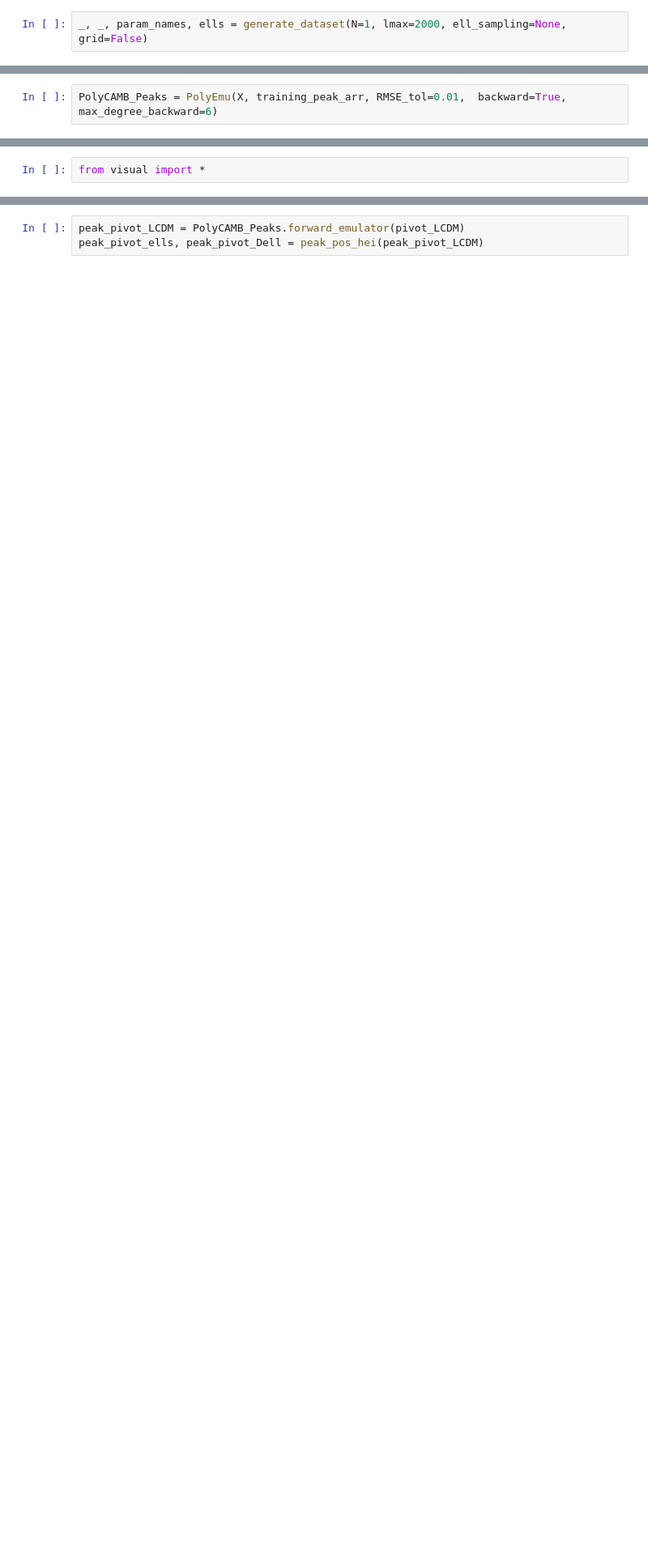
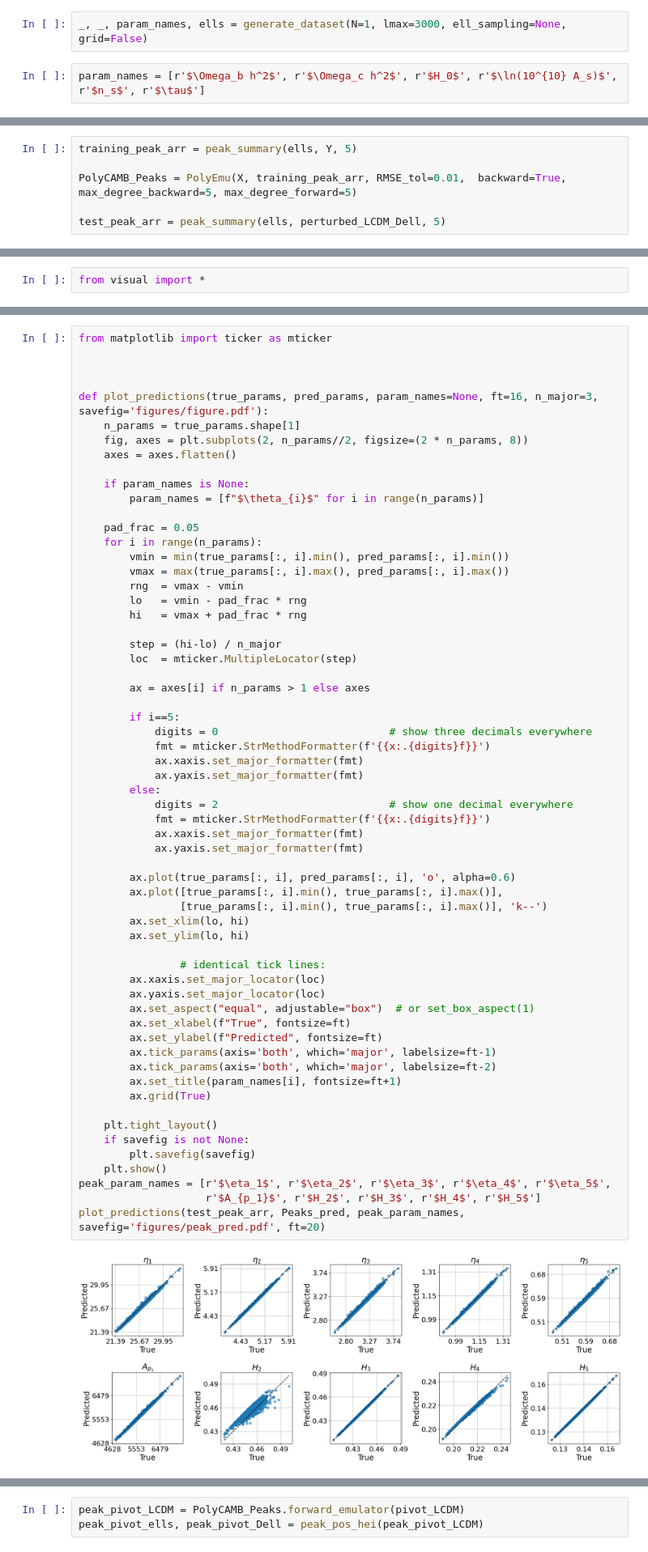
Before and after one commit to MomentEmu/MomentEmu, a Jupyter notebook: poly_camb.ipynb, the cells around one changed output, grey strips where cells are left out. Shown at 81% size. Cells and saved outputs as stored; diff of their text form; blank space fills up the shorter version.

```diff
--- a/poly_camb.ipynb
+++ b/poly_camb.ipynb
@@ -78,5 +98,7 @@ Y = np.load('datasets/camb_outputs_7.npy')
 # %%
-_, _, param_names, ells = generate_dataset(N=1, lmax=2000, ell_sampling=None, grid=False)
+_, _, param_names, ells = generate_dataset(N=1, lmax=3000, ell_sampling=None, grid=False)
+# %%
+param_names = [r'$\Omega_b h^2$', r'$\Omega_c h^2$', r'$H_0$', r'$\ln(10^{10} A_s)$', r'$n_s$', r'$\tau$']
 # %% [markdown]
 ## PolyCAMB_Dell (forward only)
 # %%
@@ -98,4 +122,8 @@ test_peak_arr = peak_summary(perturbed_LCDM_Dell, 5, tilt=True)
 # %%
-PolyCAMB_Peaks = PolyEmu(X, training_peak_arr, RMSE_tol=0.01,  backward=True, max_degree_backward=6)
+training_peak_arr = peak_summary(ells, Y, 5)
+
+PolyCAMB_Peaks = PolyEmu(X, training_peak_arr, RMSE_tol=0.01,  backward=True, max_degree_backward=5, max_degree_forward=5)
+
+test_peak_arr = peak_summary(ells, perturbed_LCDM_Dell, 5)
 # %% [output]
 Generating forward emulator...
@@ -130,0 +145,63 @@ plot_residuals(perturbed_LCDM_params, Params_inferred)
+# %%
+from matplotlib import ticker as mticker
+
+
+
+def plot_predictions(true_params, pred_params, param_names=None, ft=16, n_major=3, savefig='figures/figure.pdf'):
+    n_params = true_params.shape[1]
+    fig, axes = plt.subplots(2, n_params//2, figsize=(2 * n_params, 8))
+    axes = axes.flatten()
+
+    if param_names is None:
+        param_names = [f"$\theta_{i}$" for i in range(n_params)]
+
+    pad_frac = 0.05
+    for i in range(n_params):
+        vmin = min(true_params[:, i].min(), pred_params[:, i].min())
+        vmax = max(true_params[:, i].max(), pred_params[:, i].max())
+        rng  = vmax - vmin
+        lo   = vmin - pad_frac * rng
+        hi   = vmax + pad_frac * rng
+
+        step = (hi-lo) / n_major
+        loc  = mticker.MultipleLocator(step)
+
+        ax = axes[i] if n_params > 1 else axes
+
+        if i==5:
+            digits = 0                           # show three decimals everywhere
+            fmt = mticker.StrMethodFormatter(f'{{x:.{digits}f}}')
+            ax.xaxis.set_major_formatter(fmt)
+            ax.yaxis.set_major_formatter(fmt)
+        else:
+            digits = 2                           # show one decimal everywhere
+            fmt = mticker.StrMethodFormatter(f'{{x:.{digits}f}}')
+            ax.xaxis.set_major_formatter(fmt)
+            ax.yaxis.set_major_formatter(fmt)
+
+        ax.plot(true_params[:, i], pred_params[:, i], 'o', alpha=0.6)
+        ax.plot([true_params[:, i].min(), true_params[:, i].max()],
+                [true_params[:, i].min(), true_params[:, i].max()], 'k--')
+        ax.set_xlim(lo, hi)
+        ax.set_ylim(lo, hi)
+
+                # identical tick lines:
+        ax.xaxis.set_major_locator(loc)
+        ax.yaxis.set_major_locator(loc)
+        ax.set_aspect("equal", adjustable="box")  # or set_box_aspect(1)
+        ax.set_xlabel(f"True", fontsize=ft)
+        ax.set_ylabel(f"Predicted", fontsize=ft)
+        ax.tick_params(axis='both', which='major', labelsize=ft-1)
+        ax.tick_params(axis='both', which='major', labelsize=ft-2)
+        ax.set_title(param_names[i], fontsize=ft+1)
+        ax.grid(True)
+
+    plt.tight_layout()
+    if savefig is not None:
+        plt.savefig(savefig)
+    plt.show()
+peak_param_names = [r'$\eta_1$', r'$\eta_2$', r'$\eta_3$', r'$\eta_4$', r'$\eta_5$',
+                    r'$A_{p_1}$', r'$H_2$', r'$H_3$', r'$H_4$', r'$H_5$']
+plot_predictions(test_peak_arr, Peaks_pred, peak_param_names, savefig='figures/peak_pred.pdf', ft=20)
+# %% [output]
+[figure, added]
```
Also changed, not shown: parts of 62 cells of this notebook, 37 other files.
